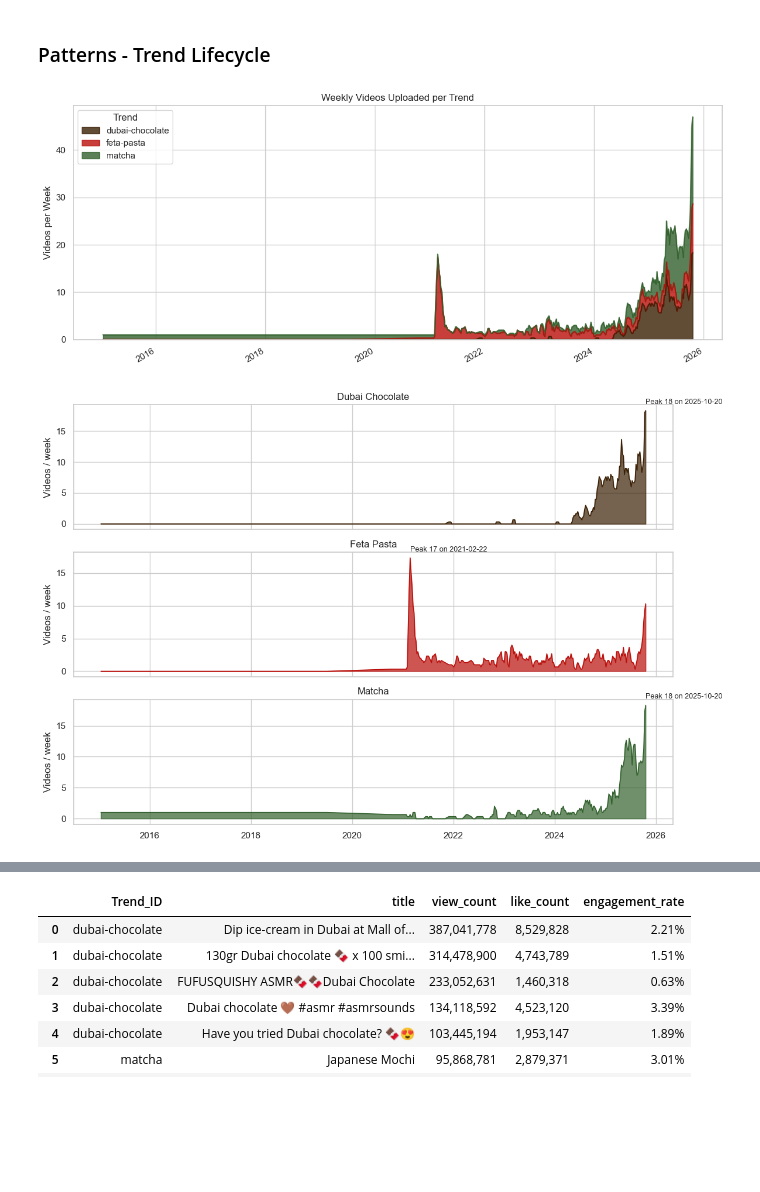
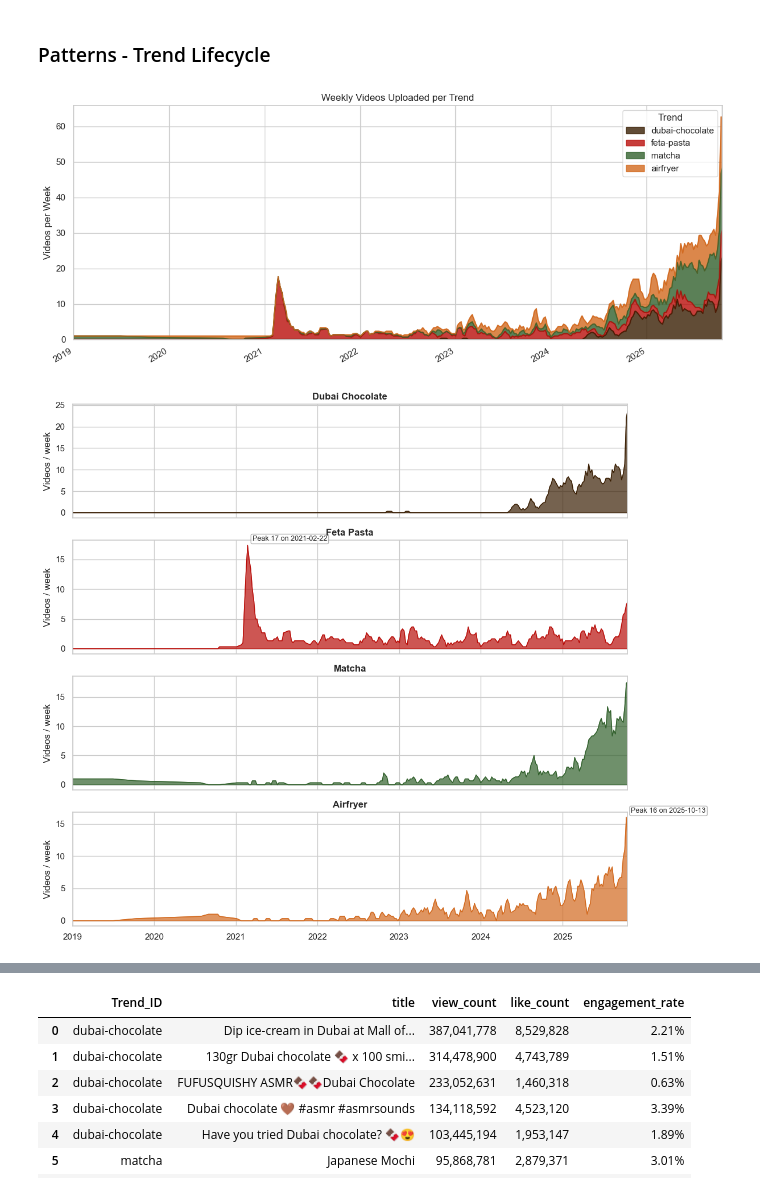
Before and after one commit to kzumreen/FoodTrendsPrediction, a Jupyter notebook: youtubedata.ipynb, the cells around one changed output, grey strips where cells are left out. Saved outputs shown, nothing was run; the diff lists cells and outputs as text; code cells hidden in the pictures; blank space fills up the shorter version.

Commit message:
added airfryer

```diff
--- a/youtubedata.ipynb
+++ b/youtubedata.ipynb
@@ -100,7 +101,7 @@ Trends captured: ['feta-pasta' 'matcha' 'dubai-chocolate']
 # %%
 #Upload Frequency: Number of Videos Posted per Day
 
-colors = {'dubai-chocolate':'#3A1F04','feta-pasta':'#B90E0A','matcha':'#32612D'}
+colors = {'dubai-chocolate':'#3A1F04','feta-pasta':'#B90E0A','matcha':'#32612D', 'airfryer': '#D2691E'}
 
 # weekly aggregation
 weekly = (df.groupby(['Trend_ID', pd.Grouper(key='Date', freq='W-MON')])['video_id']
@@ -112,8 +113,9 @@ pivot = weekly.pivot(index='Date', columns='Trend_ID', values='weekly_videos').f
 pivot = pivot.rolling(window=3, min_periods=1).mean()  # 3-week smoothing
 
 # plot stacked area (order columns explicitly)
-cols = ['dubai-chocolate','feta-pasta','matcha']
+cols = ['dubai-chocolate','feta-pasta','matcha', 'airfryer']
 pivot[cols].plot.area(figsize=(12,5), color=[colors[c] for c in cols], alpha=0.8)
+plt.xlim(pd.Timestamp('2019-01-01'), df['Date'].max())
 plt.title('Weekly Videos Uploaded per Trend')
 plt.ylabel('Videos per Week')
 plt.xlabel('')
@@ -121,25 +123,53 @@ plt.legend(title='Trend')
 plt.tight_layout()
 plt.show()
 # %% [output]
-[figure, old version]
+[figure, new version]
 # %%
-fig, axes = plt.subplots(nrows=3, ncols=1, figsize=(12,8), sharex=True)
+colors = {
+    'dubai-chocolate':'#3A1F04',
+    'feta-pasta':'#B90E0A',
+    'matcha':'#32612D',
+    'airfryer':'#D2691E'
+}
+
+# include airfryer in the trend order
+cols = ['dubai-chocolate','feta-pasta','matcha','airfryer']
+
+# ensure pivot has all columns (create zero-series if missing)
+for c in cols:
+    if c not in pivot.columns:
+        pivot[c] = 0
+
+# optional: keep columns in the specified order
+pivot = pivot[cols]
+
+# create one subplot per trend (nrows set dynamically)
+fig, axes = plt.subplots(nrows=len(cols), ncols=1, figsize=(12, 2.5*len(cols)), sharex=True)
+
 for ax, trend in zip(axes, cols):
     series = pivot[trend]
     ax.fill_between(series.index, series.values, color=colors[trend], alpha=0.7)
     ax.plot(series.index, series.values, color=colors[trend], linewidth=1)
-    ax.set_title(trend.replace('-', ' ').title())
+    ax.set_title(trend.replace('-', ' ').title(), fontsize=12, weight='bold')
     ax.set_ylabel('Videos / week')
     # annotate max
     mx = series.max()
     if mx > 0:
         mx_date = series.idxmax().strftime('%Y-%m-%d')
-        ax.annotate(f'Peak {int(mx)} on {mx_date}', xy=(series.idxmax(), mx),
-                    xytext=(0,8), textcoords='offset points', fontsize=9)
+        ax.annotate(f'Peak {int(mx):,} on {mx_date}',
+                    xy=(series.idxmax(), mx),
+                    xytext=(6, 6),
+                    textcoords='offset points',
+                    fontsize=9,
+                    bbox=dict(boxstyle='round,pad=0.2', fc='white', ec='gray', alpha=0.6))
+
+# focus x-range on active years
+plt.xlim(pd.Timestamp('2019-01-01'), df['Date'].max())
+
 plt.tight_layout()
 plt.show()
 # %% [output]
-[figure, old version]
+[figure, new version]
 # %%
 #Trend Lifecycle Over Time (Popularity Curve)
 
```
Also changed, not shown: parts of 13 cells of this notebook, 2 other files.
